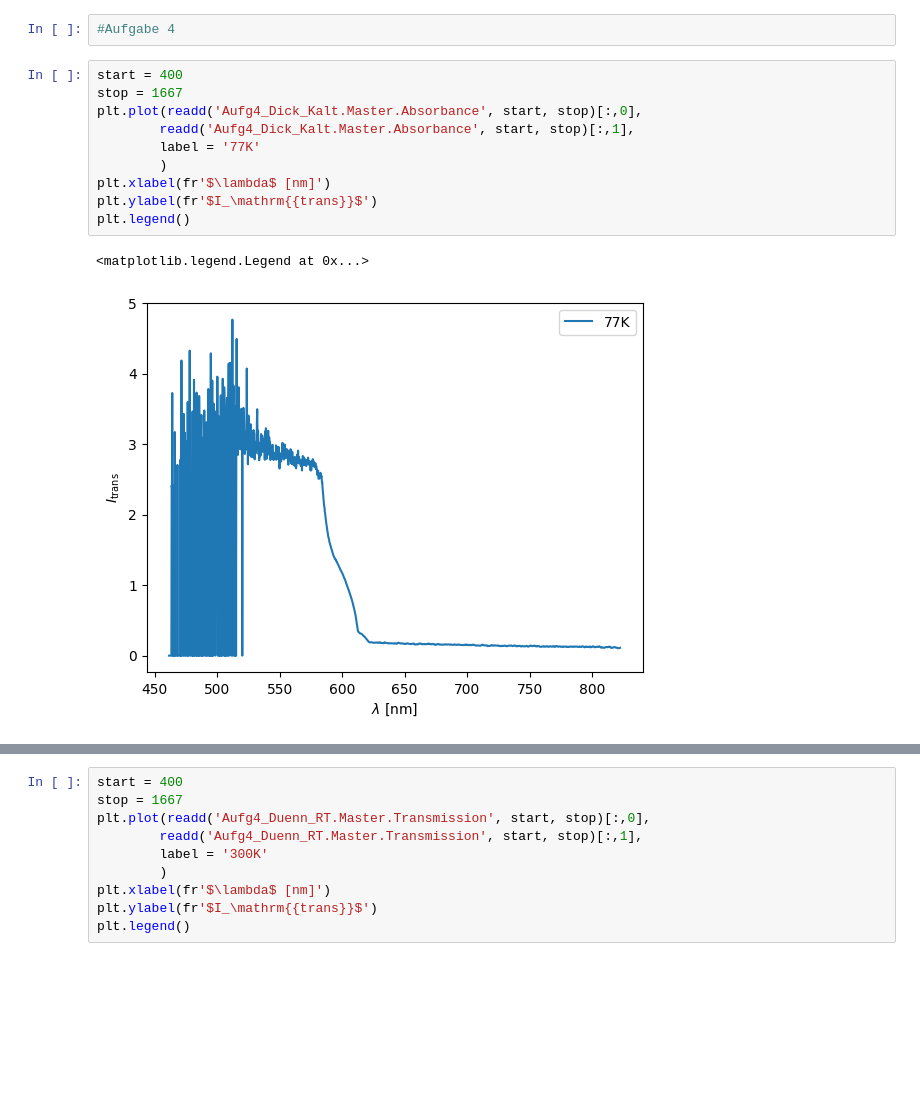
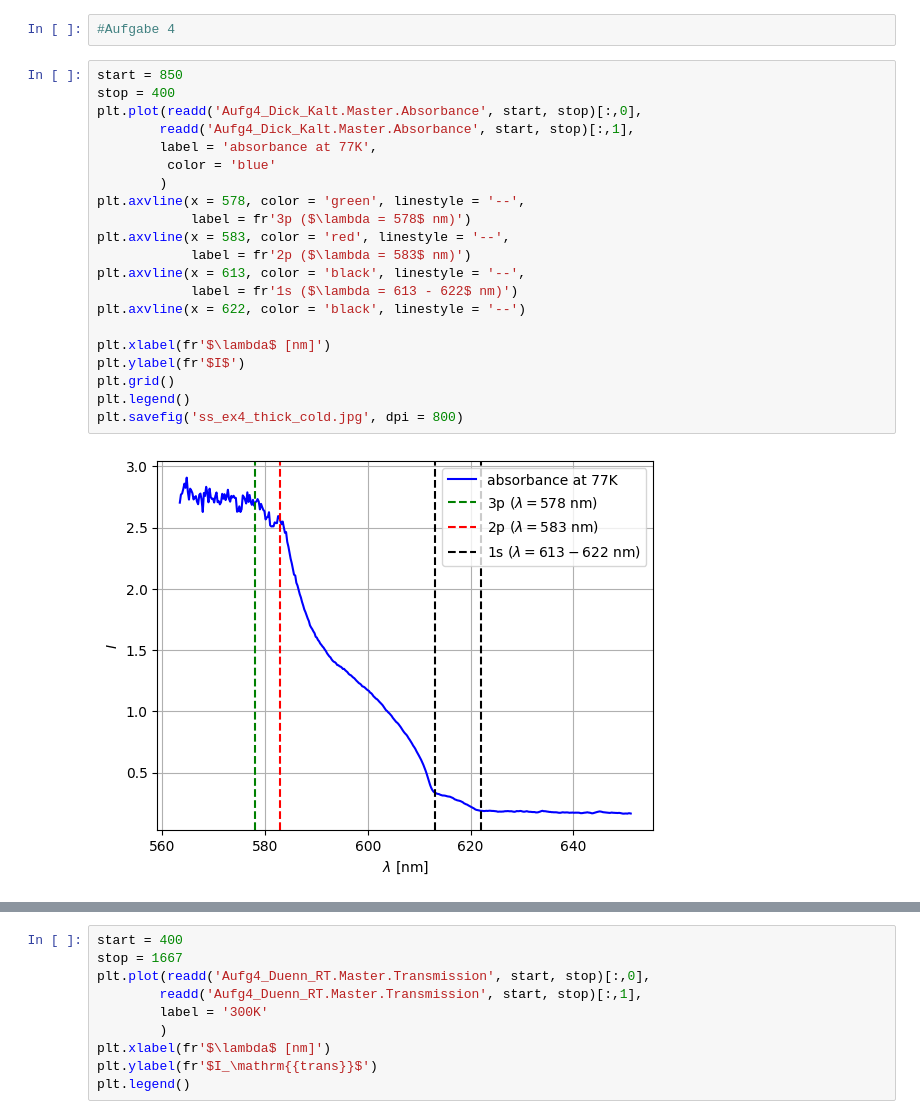
Before and after one commit to thexwon/P4, a Jupyter notebook: Semiconductor Spectroscopy/ss.ipynb, the cells around one changed output, grey strips where cells are left out. Drawn from its saved outputs; the diff is of its cells as text; blank space fills up the shorter version.

```diff
--- a/Semiconductor Spectroscopy/ss.ipynb
+++ b/Semiconductor Spectroscopy/ss.ipynb
@@ -236,15 +225,25 @@ plt.legend()
 # %%
 #Aufgabe 4
 # %%
-start = 400
-stop = 1667
+start = 850
+stop = 400
 plt.plot(readd('Aufg4_Dick_Kalt.Master.Absorbance', start, stop)[:,0],
         readd('Aufg4_Dick_Kalt.Master.Absorbance', start, stop)[:,1],
-        label = '77K'
+        label = 'absorbance at 77K',
+         color = 'blue'
         )
+plt.axvline(x = 578, color = 'green', linestyle = '--',
+            label = fr'3p ($\lambda = 578$ nm)')
+plt.axvline(x = 583, color = 'red', linestyle = '--',
+            label = fr'2p ($\lambda = 583$ nm)')
+plt.axvline(x = 613, color = 'black', linestyle = '--',
+            label = fr'1s ($\lambda = 613 - 622$ nm)')
+plt.axvline(x = 622, color = 'black', linestyle = '--')
+
 plt.xlabel(fr'$\lambda$ [nm]')
-plt.ylabel(fr'$I_\mathrm{{trans}}$')
+plt.ylabel(fr'$I$')
+plt.grid()
 plt.legend()
+plt.savefig('ss_ex4_thick_cold.jpg', dpi = 800)
 # %% [output]
-<matplotlib.legend.Legend at 0x...>
-[figure, old version]
+[figure, new version]
```
Also changed, not shown: parts of 12 cells of this notebook.
